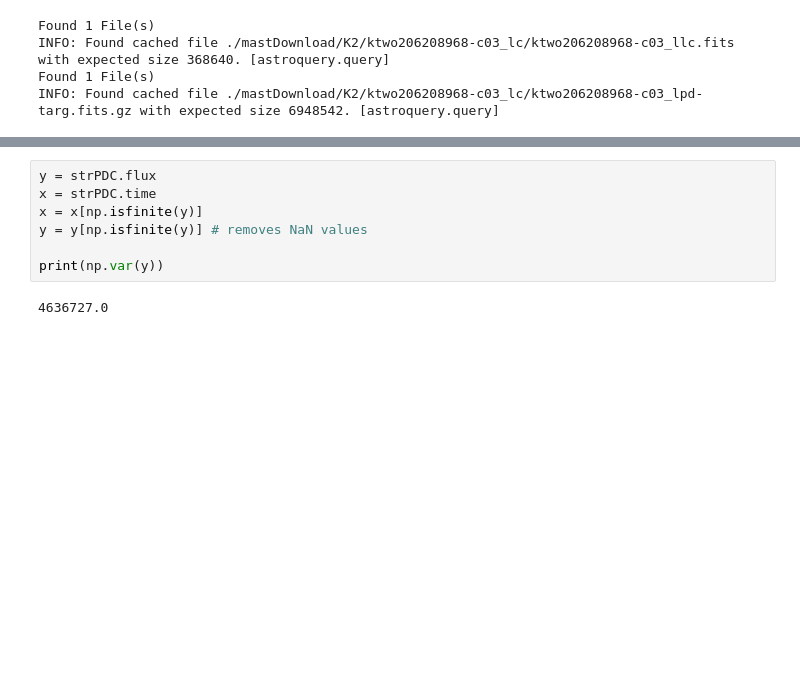
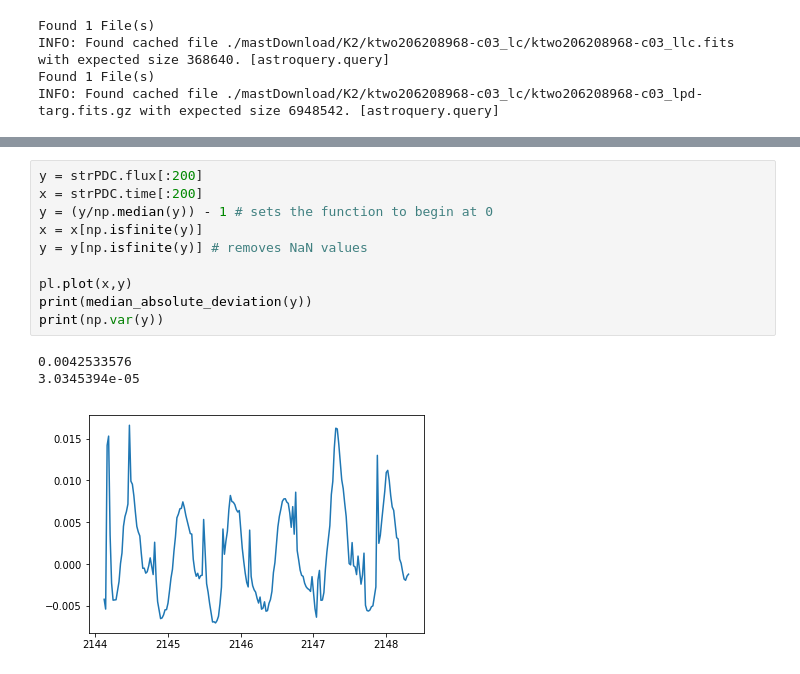
Before and after one commit to dennisafa/k2Flares, a Jupyter notebook: id206208968K2.ipynb, the cells around one changed output, grey strips where cells are left out. Saved outputs shown, nothing was run; the diff lists cells and outputs as text; blank space fills up the shorter version.

```diff
--- a/id206208968K2.ipynb
+++ b/id206208968K2.ipynb
@@ -27,12 +28,17 @@ Loading BokehJS ...
 HBox(children=(Play(value=99599, description='Press play', interval=10, max=102984, min=99599, show_repeat=Fal…
 [interactive output not drawn]
 # %%
-y = strPDC.flux
-x = strPDC.time
+y = strPDC.flux[:200]
+x = strPDC.time[:200]
+y = (y/np.median(y)) - 1 # sets the function to begin at 0
 x = x[np.isfinite(y)]
 y = y[np.isfinite(y)] # removes NaN values
 
+pl.plot(x,y)
+print(median_absolute_deviation(y))
 print(np.var(y))
 # %% [output]
-4636727.0
+0.0042533576
+3.0345394e-05
+[figure, added]
 # %%
```
Also changed, not shown: parts of 6 cells of this notebook.
